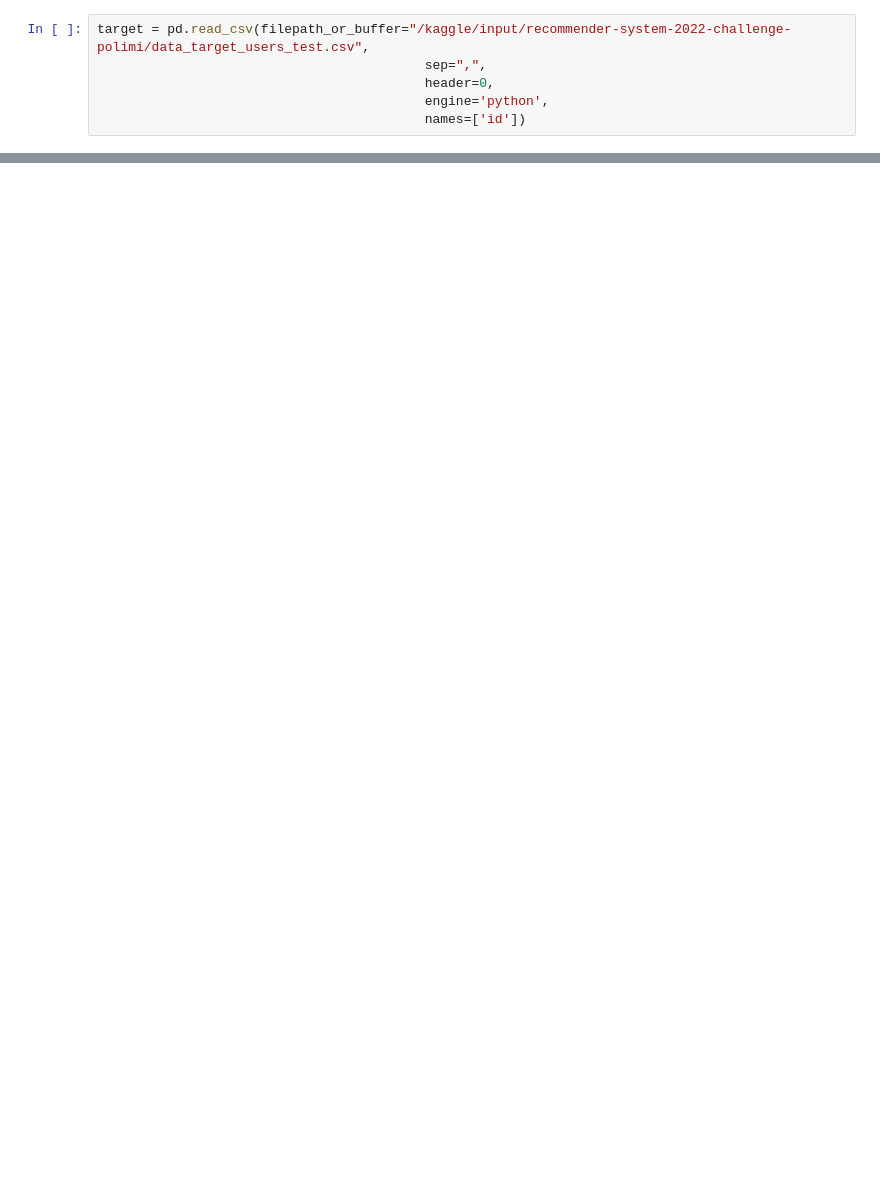
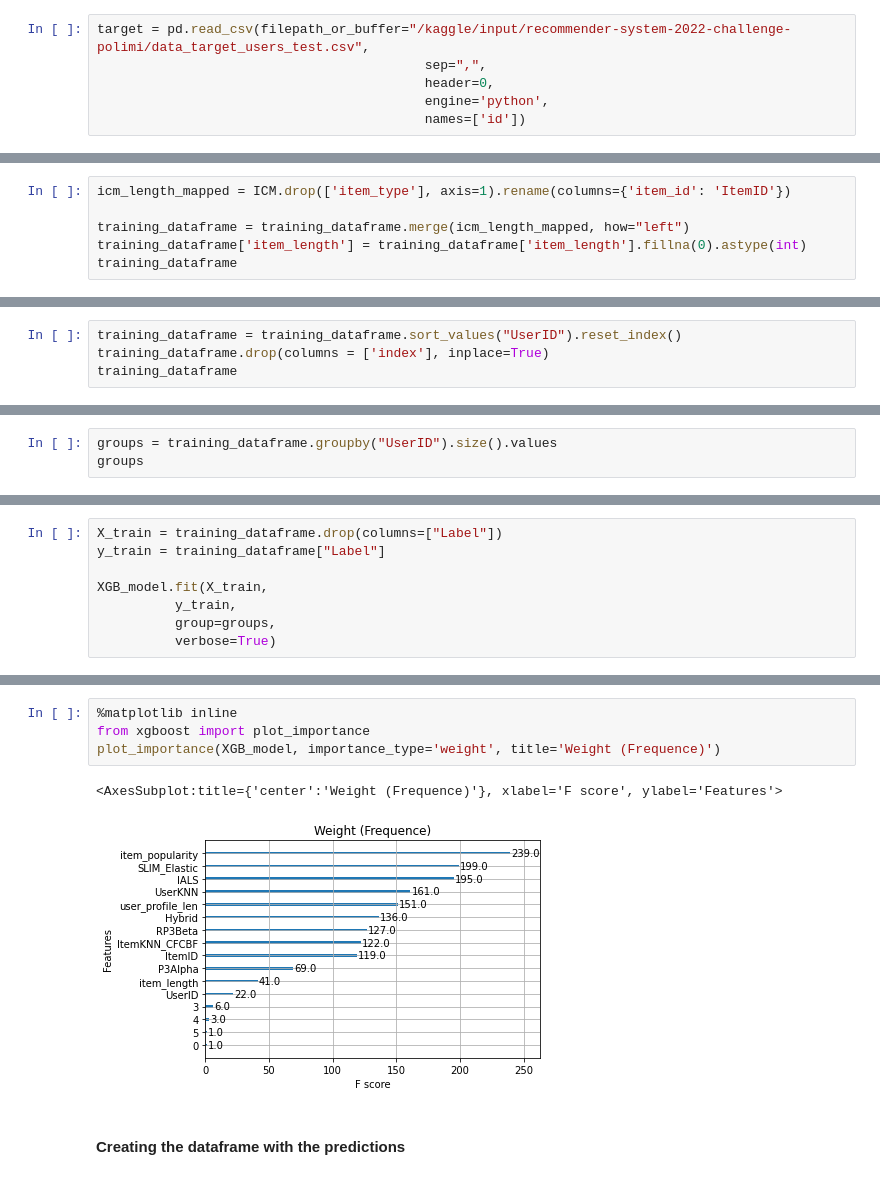
Before and after one commit to Benedart/RecSys-2022-Challenge-Polimi, a Jupyter notebook: challenge_notebooks/recsys-competition.ipynb, the cells around one changed output, grey strips where cells are left out. Drawn from its saved outputs; the diff is of its cells as text; blank space fills up the shorter version.

```diff
--- a/challenge_notebooks/recsys-competition.ipynb
+++ b/challenge_notebooks/recsys-competition.ipynb
@@ -356,0 +848,6 @@ write_recommendations(recommender = recommender, file_name = "submission")
+# %%
+icm_length_mapped = ICM.drop(['item_type'], axis=1).rename(columns={'item_id': 'ItemID'})
+
+training_dataframe = training_dataframe.merge(icm_length_mapped, how="left")
+training_dataframe['item_length'] = training_dataframe['item_length'].fillna(0).astype(int)
+training_dataframe
@@ -356,0 +868,4 @@ write_recommendations(recommender = recommender, file_name = "submission")
+# %%
+training_dataframe = training_dataframe.sort_values("UserID").reset_index()
+training_dataframe.drop(columns = ['index'], inplace=True)
+training_dataframe
@@ -356,0 +888,3 @@ write_recommendations(recommender = recommender, file_name = "submission")
+# %%
+groups = training_dataframe.groupby("UserID").size().values
+groups
@@ -356,0 +928,8 @@ write_recommendations(recommender = recommender, file_name = "submission")
+# %%
+X_train = training_dataframe.drop(columns=["Label"])
+y_train = training_dataframe["Label"]
+
+XGB_model.fit(X_train,
+          y_train,
+          group=groups,
+          verbose=True)
@@ -356,0 +948,9 @@ write_recommendations(recommender = recommender, file_name = "submission")
+# %%
+%matplotlib inline
+from xgboost import plot_importance
+plot_importance(XGB_model, importance_type='weight', title='Weight (Frequence)')
+# %% [output]
+<AxesSubplot:title={'center':'Weight (Frequence)'}, xlabel='F score', ylabel='Features'>
+[figure, added]
+# %% [markdown]
+#### Creating the dataframe with the predictions
```
Also changed, not shown: parts of 145 cells of this notebook, 12 other files.
